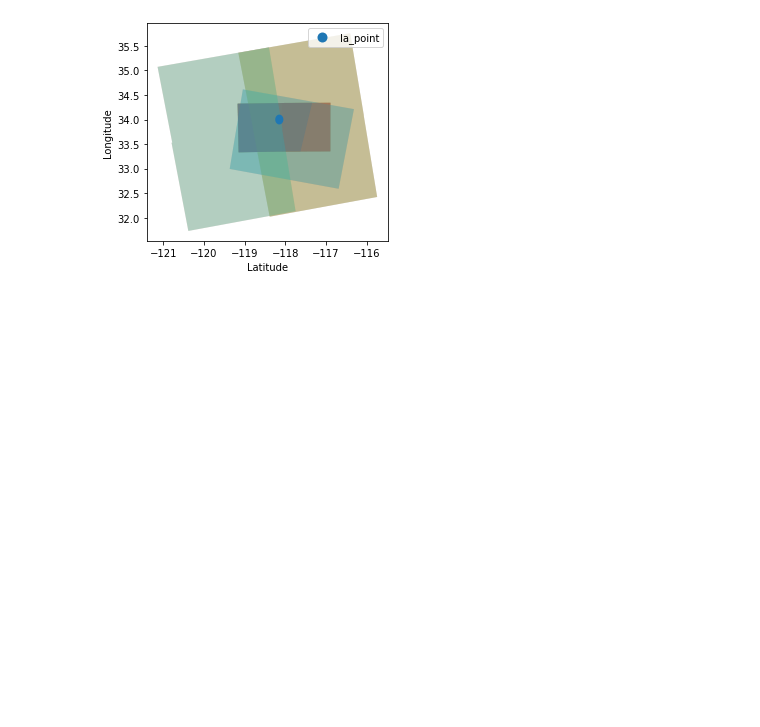
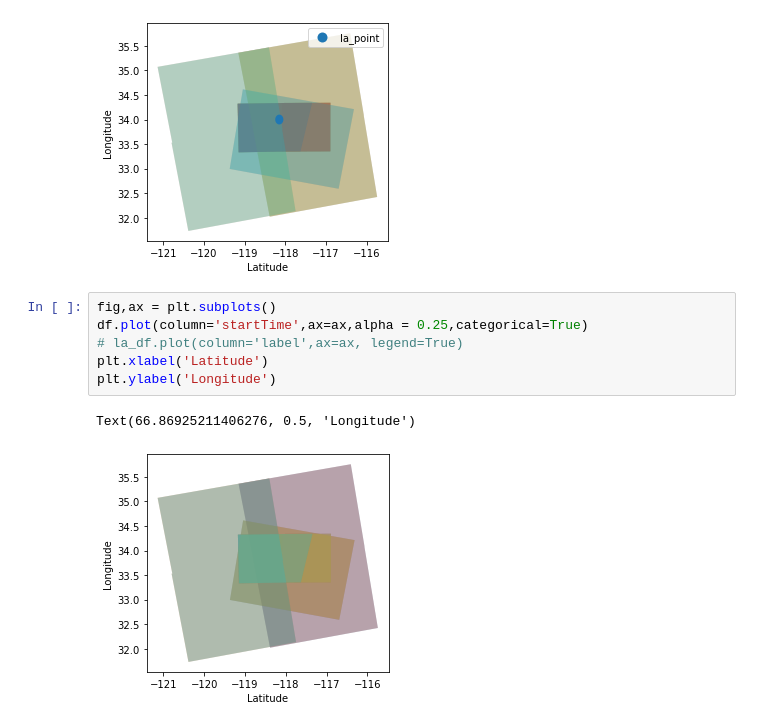
Before and after one commit to OPERA-Cal-Val/OPERA_coverage, a Jupyter notebook: notebooks/Demo.ipynb, the cells around one changed output. Cells and saved outputs as stored; diff of their text form; blank space fills up the shorter version.

```diff
--- a/notebooks/Demo.ipynb
+++ b/notebooks/Demo.ipynb
@@ -66,3 +66,12 @@ plt.ylabel('Longitude')
 # %% [output]
 Text(67.2314856341345, 0.5, 'Longitude')
 [figure]
+# %%
+fig,ax = plt.subplots()
+df.plot(column='startTime',ax=ax,alpha = 0.25,categorical=True)
+# la_df.plot(column='label',ax=ax, legend=True)
+plt.xlabel('Latitude')
+plt.ylabel('Longitude')
+# %% [output]
+Text(66.86925211406276, 0.5, 'Longitude')
+[figure, added]
```
Also changed, not shown: 2 other files.
